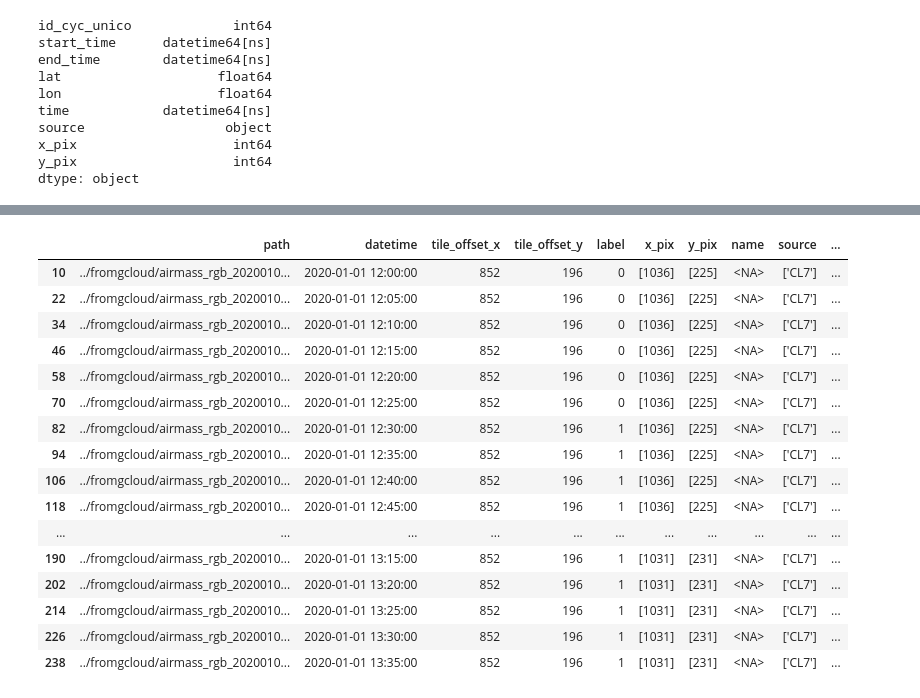
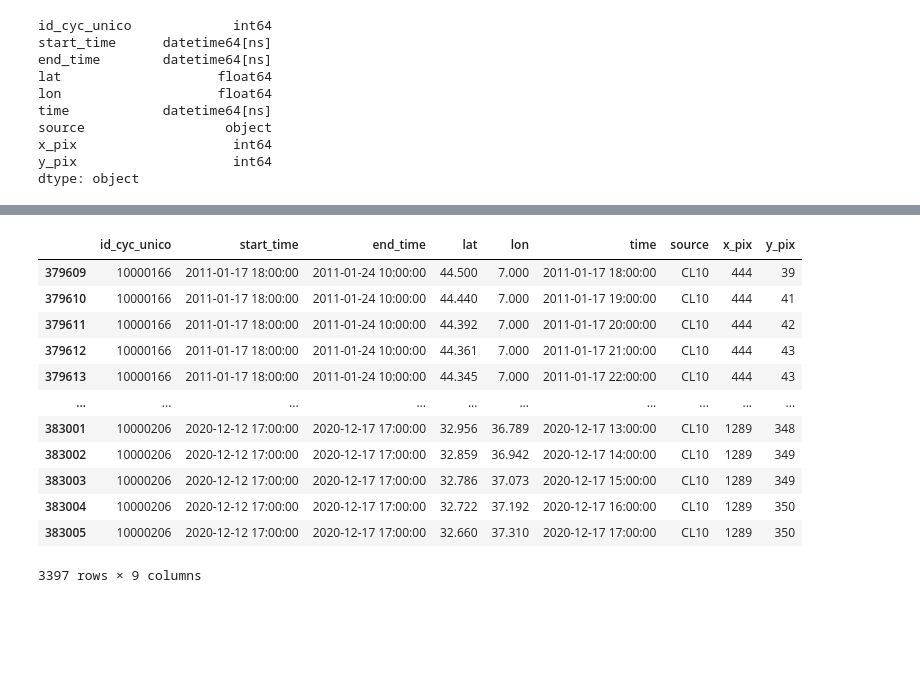
Before and after one commit to dandarm/VideoMAEv2, a Jupyter notebook: Analyze_Manos_tracks.ipynb, the cells around one changed output, grey strips where cells are left out. Saved outputs shown, nothing was run; the diff lists cells and outputs as text; code cells hidden in the pictures; blank space fills up the shorter version.

Commit message:
start dataset CL10

```diff
--- a/Analyze_Manos_tracks.ipynb
+++ b/Analyze_Manos_tracks.ipynb
@@ -752,22 +702,0 @@ updf = aggiorna_label_distanza_temporale(df_data)
-# %%
-tile_mask = updf[['tile_offset_x','tile_offset_y']] == (852, 196)
-una_tile = updf[tile_mask.all(axis=1)]
-una_tile.head(20)
-# %% [output]
-|  | path | datetime | tile_offset_x | tile_offset_y | label | x_pix | y_pix | name | source | ... |
-| 10 | ../fromgcloud/airmass_rgb_2020010... | 2020-01-01 12:00:00 | 852 | 196 | 0 | [1036] | [225] | <NA> | ['CL7'] | ... |
-| 22 | ../fromgcloud/airmass_rgb_2020010... | 2020-01-01 12:05:00 | 852 | 196 | 0 | [1036] | [225] | <NA> | ['CL7'] | ... |
-| 34 | ../fromgcloud/airmass_rgb_2020010... | 2020-01-01 12:10:00 | 852 | 196 | 0 | [1036] | [225] | <NA> | ['CL7'] | ... |
-| 46 | ../fromgcloud/airmass_rgb_2020010... | 2020-01-01 12:15:00 | 852 | 196 | 0 | [1036] | [225] | <NA> | ['CL7'] | ... |
-| 58 | ../fromgcloud/airmass_rgb_2020010... | 2020-01-01 12:20:00 | 852 | 196 | 0 | [1036] | [225] | <NA> | ['CL7'] | ... |
-| 70 | ../fromgcloud/airmass_rgb_2020010... | 2020-01-01 12:25:00 | 852 | 196 | 0 | [1036] | [225] | <NA> | ['CL7'] | ... |
-| 82 | ../fromgcloud/airmass_rgb_2020010... | 2020-01-01 12:30:00 | 852 | 196 | 1 | [1036] | [225] | <NA> | ['CL7'] | ... |
-| 94 | ../fromgcloud/airmass_rgb_2020010... | 2020-01-01 12:35:00 | 852 | 196 | 1 | [1036] | [225] | <NA> | ['CL7'] | ... |
-| 106 | ../fromgcloud/airmass_rgb_2020010... | 2020-01-01 12:40:00 | 852 | 196 | 1 | [1036] | [225] | <NA> | ['CL7'] | ... |
-| 118 | ../fromgcloud/airmass_rgb_2020010... | 2020-01-01 12:45:00 | 852 | 196 | 1 | [1036] | [225] | <NA> | ['CL7'] | ... |
-| ... | ... | ... | ... | ... | ... | ... | ... | ... | ... | ... |
-| 190 | ../fromgcloud/airmass_rgb_2020010... | 2020-01-01 13:15:00 | 852 | 196 | 1 | [1031] | [231] | <NA> | ['CL7'] | ... |
-| 202 | ../fromgcloud/airmass_rgb_2020010... | 2020-01-01 13:20:00 | 852 | 196 | 1 | [1031] | [231] | <NA> | ['CL7'] | ... |
-| 214 | ../fromgcloud/airmass_rgb_2020010... | 2020-01-01 13:25:00 | 852 | 196 | 1 | [1031] | [231] | <NA> | ['CL7'] | ... |
-| 226 | ../fromgcloud/airmass_rgb_2020010... | 2020-01-01 13:30:00 | 852 | 196 | 1 | [1031] | [231] | <NA> | ['CL7'] | ... |
-| 238 | ../fromgcloud/airmass_rgb_2020010... | 2020-01-01 13:35:00 | 852 | 196 | 1 | [1031] | [231] | <NA> | ['CL7'] | ... |
@@ -773,0 +714,16 @@ una_tile.head(20)
+# %%
+tracks_df_MED_CL10
+# %% [output]
+|  | id_cyc_unico | start_time | end_time | lat | lon | time | source | x_pix | y_pix |
+| 379609 | 10000166 | 2011-01-17 18:00:00 | 2011-01-24 10:00:00 | 44.500 | 7.000 | 2011-01-17 18:00:00 | CL10 | 444 | 39 |
+| 379610 | 10000166 | 2011-01-17 18:00:00 | 2011-01-24 10:00:00 | 44.440 | 7.000 | 2011-01-17 19:00:00 | CL10 | 444 | 41 |
+| 379611 | 10000166 | 2011-01-17 18:00:00 | 2011-01-24 10:00:00 | 44.392 | 7.000 | 2011-01-17 20:00:00 | CL10 | 444 | 42 |
+| 379612 | 10000166 | 2011-01-17 18:00:00 | 2011-01-24 10:00:00 | 44.361 | 7.000 | 2011-01-17 21:00:00 | CL10 | 444 | 43 |
+| 379613 | 10000166 | 2011-01-17 18:00:00 | 2011-01-24 10:00:00 | 44.345 | 7.000 | 2011-01-17 22:00:00 | CL10 | 444 | 43 |
+| ... | ... | ... | ... | ... | ... | ... | ... | ... | ... |
+| 383001 | 10000206 | 2020-12-12 17:00:00 | 2020-12-17 17:00:00 | 32.956 | 36.789 | 2020-12-17 13:00:00 | CL10 | 1289 | 348 |
+| 383002 | 10000206 | 2020-12-12 17:00:00 | 2020-12-17 17:00:00 | 32.859 | 36.942 | 2020-12-17 14:00:00 | CL10 | 1289 | 349 |
+| 383003 | 10000206 | 2020-12-12 17:00:00 | 2020-12-17 17:00:00 | 32.786 | 37.073 | 2020-12-17 15:00:00 | CL10 | 1289 | 349 |
+| 383004 | 10000206 | 2020-12-12 17:00:00 | 2020-12-17 17:00:00 | 32.722 | 37.192 | 2020-12-17 16:00:00 | CL10 | 1289 | 350 |
+| 383005 | 10000206 | 2020-12-12 17:00:00 | 2020-12-17 17:00:00 | 32.660 | 37.310 | 2020-12-17 17:00:00 | CL10 | 1289 | 350 |
+3397 rows × 9 columns
```
Also changed, not shown: parts of 14 cells of this notebook, 7 other files.
